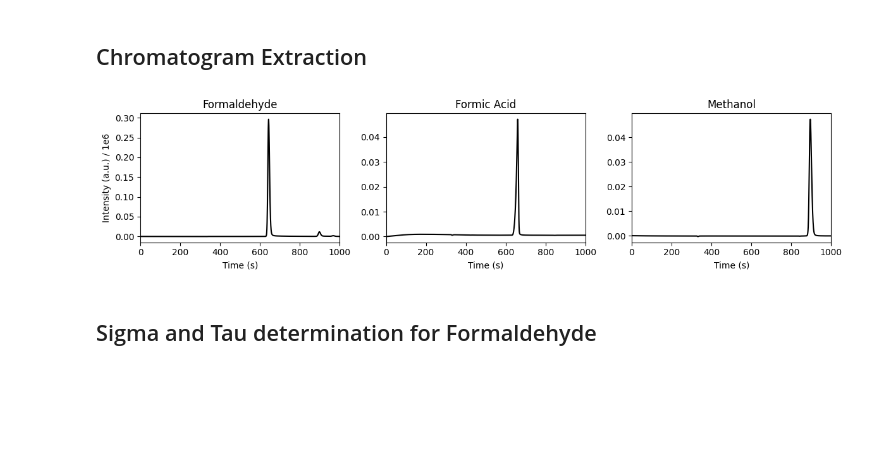
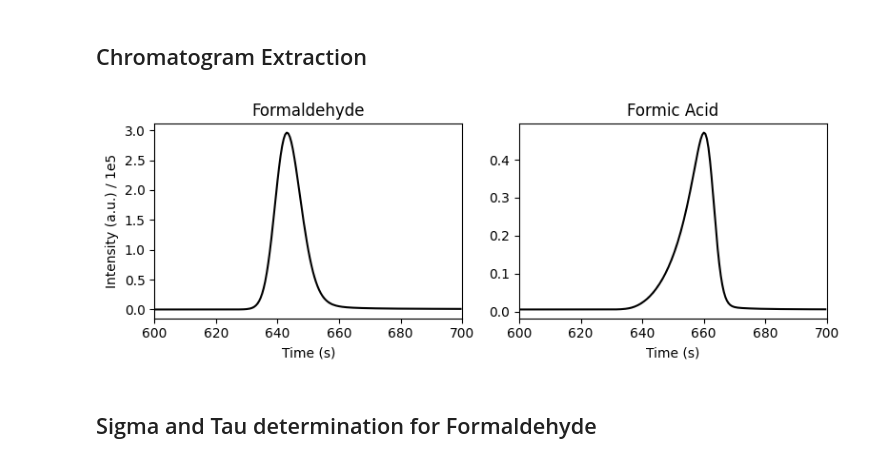
Before and after one commit to fabianketter/HPLC-Deconvolution, a Jupyter notebook: HPLC.ipynb, the cells around one changed output. Saved outputs shown, nothing was run; the diff lists cells and outputs as text; code cells hidden in the pictures; blank space fills up the shorter version.

```diff
--- a/HPLC.ipynb
+++ b/HPLC.ipynb
@@ -65,6 +62,6 @@ FAld wt%   FA wt%     MeOH wt%
 # %%
 # calculate fit parameters and R² for each calibration series
-for dictionary in np.array([FAld, FA, MeOH]):
+for dictionary in np.array([FAld, FA]):
     m, residuals, _, _ = np.linalg.lstsq(dictionary['concentrations'].reshape(-1,1), dictionary['areas'])
     slope = m[0]
     dictionary['slope'] = slope
@@ -72,14 +69,14 @@ for dictionary in np.array([FAld, FA, MeOH]):
     dictionary['r2'] = r2
 
 # plot
-fig, (ax1, ax2, ax3) = plt.subplots(figsize = (12, 3), ncols = 3)
-for dictionary, ax in zip(np.array([FAld, FA, MeOH]), [ax1, ax2, ax3]):
-    ax.plot(dictionary['concentrations'], dictionary['areas']/1e6, 'kx')
-    ax.plot(dictionary['concentrations'], dictionary['concentrations']*dictionary['slope']/1e6, 'k-')
+fig, (ax1, ax2) = plt.subplots(figsize = (8, 3), ncols = 2)
+for dictionary, ax in zip(np.array([FAld, FA]), [ax1, ax2]):
+    ax.plot(dictionary['concentrations'], dictionary['areas']/1e5, 'kx')
+    ax.plot(dictionary['concentrations'], dictionary['concentrations']*dictionary['slope']/1e5, 'k-')
     ax.set_title(dictionary['name'])
     ax.set_xlabel('concentration (wt%)')
     eq_text = f"y = {dictionary['slope']:.0f} x\nR² = {dictionary['r2']:.4f}"
     ax.text(0.05, 0.95, eq_text, transform=ax.transAxes, va='top')
-ax1.set_ylabel('Area (a.u.) / 1e6')
+ax1.set_ylabel('Area (a.u.) / 1e5')
 plt.show()
 # %% [output]
@@ -107,26 +104,26 @@ def extract_chromatogram(filepath):                                         # de
     return data_export                                                      # return the data for chromatogram
 # %%
 path = 'data/calibration/'
-file = ['CAL-FALD-1.txt', 'CAL-FA-1.txt', 'CAL-MeOH-1.txt']
+file = ['CAL-FALD-1.txt', 'CAL-FA-1.txt']
 
-# load samples for each calibration (FAld, FA, MeOH)
+# load samples for each calibration (FAld, FA)
 samples = [extract_chromatogram(path + f) for f in file]
-index_1, index_2 = 0, 2000
+index_1, index_2 = 1200, 1400  # indices for zoomed-in plot
 
-fig, axes = plt.subplots(ncols=3, figsize=(12,3))  # explicit axes (three columns)
-titles = ['Formaldehyde', 'Formic Acid', 'Methanol']
+fig, axes = plt.subplots(ncols=2, figsize=(8,3))
+titles = ['Formaldehyde', 'Formic Acid']
 for ax, samp, title in zip(axes, samples, titles):
-    ax.plot(samp[index_1:index_2,0], samp[index_1:index_2,1]/1e6, 'k-')
+    ax.plot(samp[index_1:index_2,0], samp[index_1:index_2,1] / 1e5, 'k-')
     ax.set_xlim(samp[index_1,0], samp[index_2,0])
     ax.set_title(title)
 
-axes[0].set_ylabel('Intensity (a.u.) / 1e6')
+axes[0].set_ylabel('Intensity (a.u.) / 1e5')
 for ax in axes:
     ax.set_xlabel('Time (s)')
 plt.tight_layout()
 plt.show()
 # %% [output]
-[figure, old version]
+[figure, new version]
 # %% [markdown]
 ## Sigma and Tau determination for Formaldehyde
 # %%
```
Also changed, not shown: parts of 13 cells of this notebook, 26 other files.
